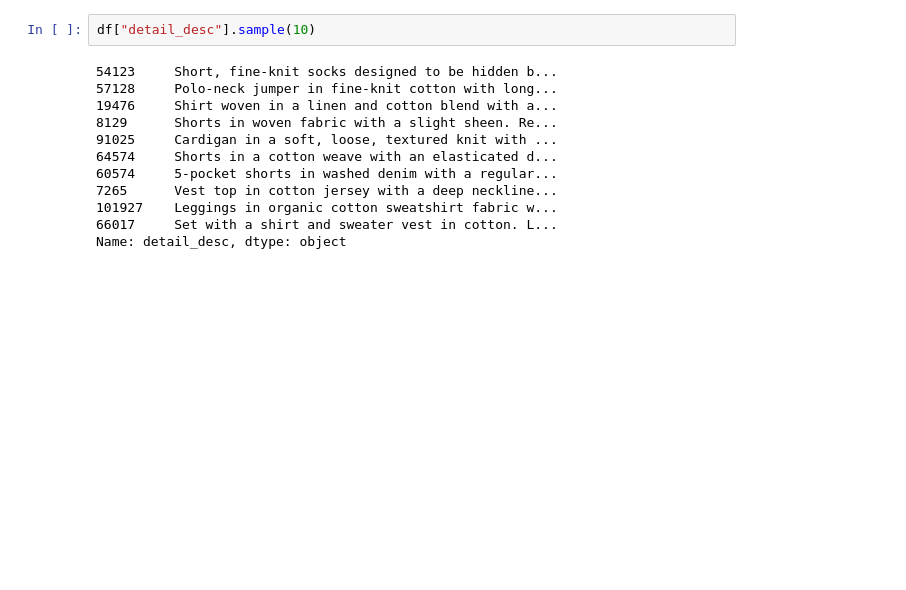
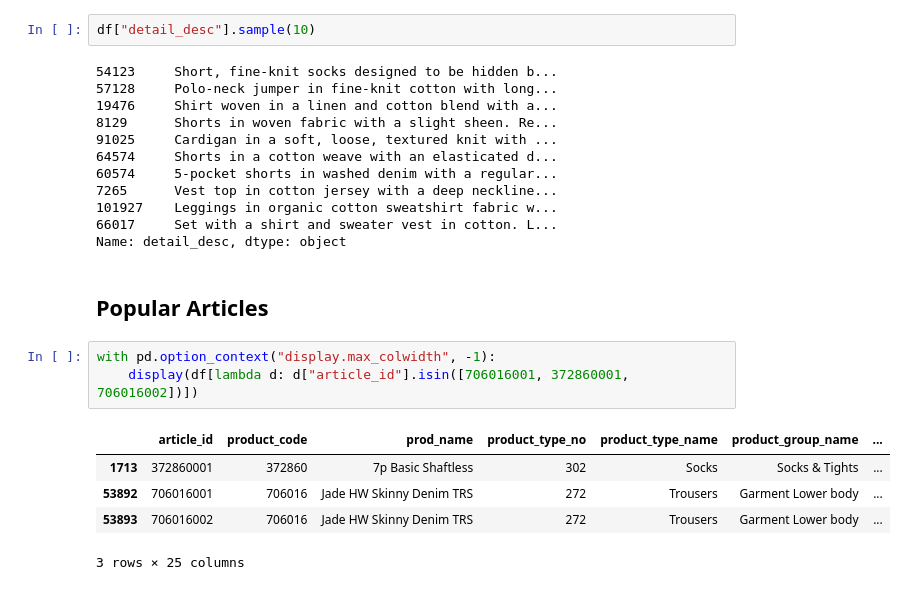
Before and after one commit to mikeczech/challenges, a Jupyter notebook: kaggle/hm_fashion_reco/notebooks/01_articles_eda.ipynb, the cells around one changed output. Cells and saved outputs as stored; diff of their text form; blank space fills up the shorter version.

```diff
--- a/kaggle/hm_fashion_reco/notebooks/articles_eda.ipynb
+++ b/kaggle/hm_fashion_reco/notebooks/01_articles_eda.ipynb
@@ -410,3 +425,14 @@ df["detail_desc"].sample(10)
 101927    Leggings in organic cotton sweatshirt fabric w...
 66017     Set with a shirt and sweater vest in cotton. L...
 Name: detail_desc, dtype: object
+# %% [markdown]
+## Popular Articles
+# %%
+with pd.option_context("display.max_colwidth", -1):
+    display(df[lambda d: d["article_id"].isin([706016001, 372860001, 706016002])])
+# %% [output]
+|  | article_id | product_code | prod_name | product_type_no | product_type_name | product_group_name | ... |
+| 1713 | 372860001 | 372860 | 7p Basic Shaftless | 302 | Socks | Socks & Tights | ... |
+| 53892 | 706016001 | 706016 | Jade HW Skinny Denim TRS | 272 | Trousers | Garment Lower body | ... |
+| 53893 | 706016002 | 706016 | Jade HW Skinny Denim TRS | 272 | Trousers | Garment Lower body | ... |
+3 rows × 25 columns
```
Also changed, not shown: parts of 1 cell of this notebook, 2 other files.
